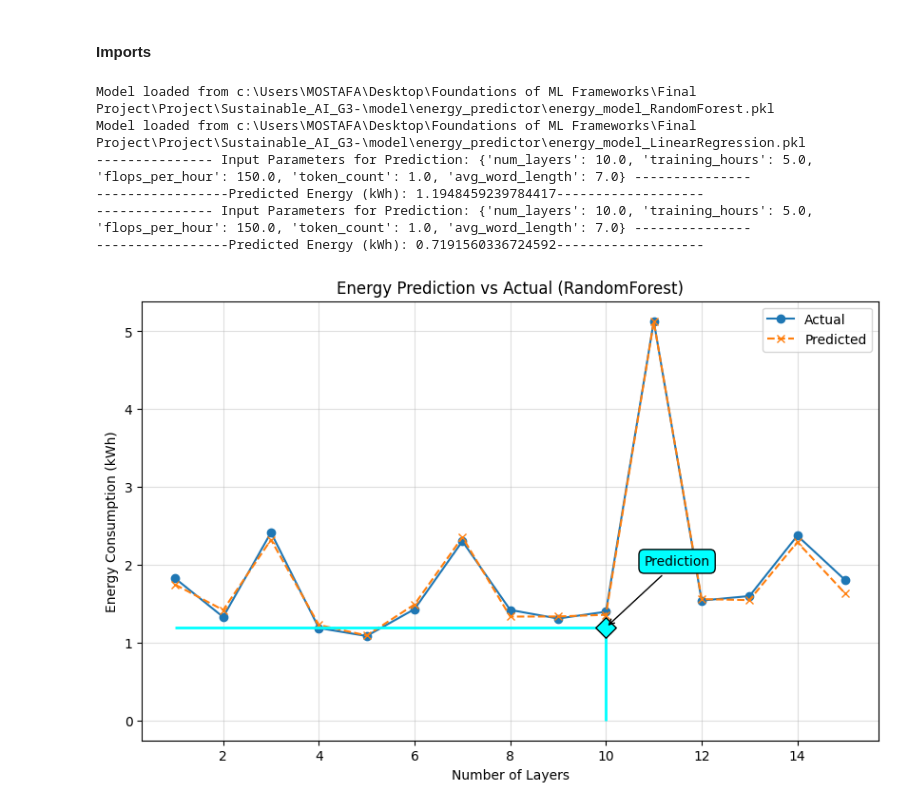
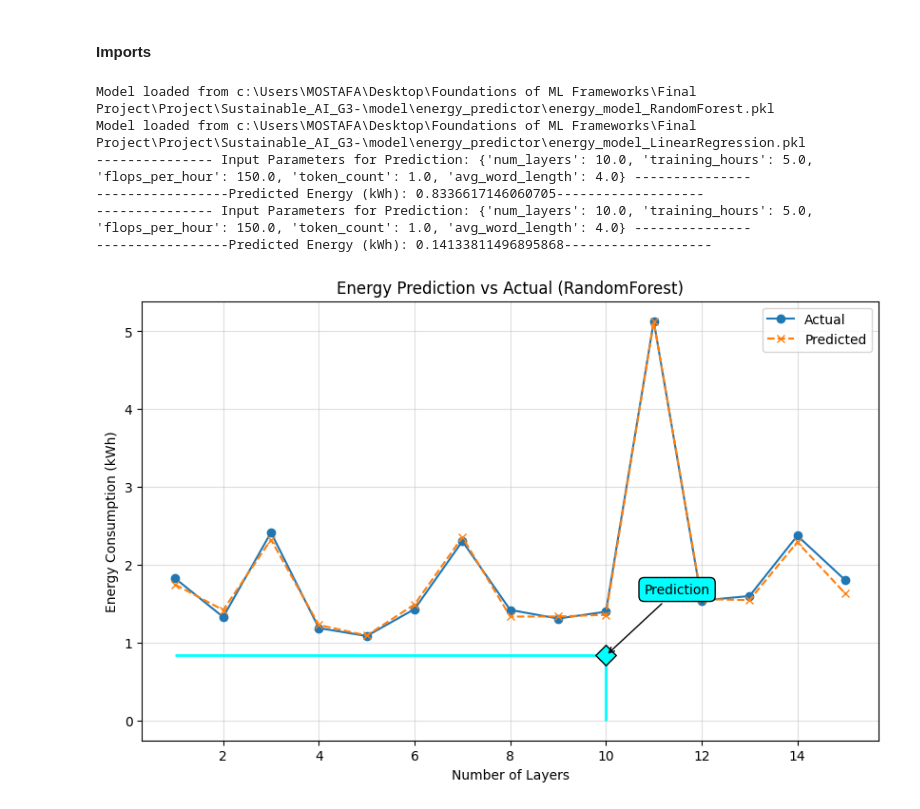
Before and after one commit to JariusBedward-8841640/Sustainable_AI_G3-, a Jupyter notebook: notebooks/traning_notebooks/Energy Prediction ML.ipynb, the cells around one changed output. Drawn from its saved outputs; the diff is of its cells as text; code cells hidden in the pictures.

```diff
--- a/notebooks/traning_notebooks/Energy Prediction ML.ipynb
+++ b/notebooks/traning_notebooks/Energy Prediction ML.ipynb
@@ -14,21 +14,21 @@ from src.prediction.estimator import EnergyEstimator
 # %%
 
 estimator_random_forest = EnergyEstimator(model_type="RandomForest")
 estimator_linear_regression = EnergyEstimator(model_type="LinearRegression")
 
-results_random_forest = estimator_random_forest.estimate("sssssss", 10, 5, 1.5e18)
-results_linear_regression = estimator_linear_regression.estimate("sssssss", 10, 5, 1.5e18)
+results_random_forest = estimator_random_forest.estimate("ssss", 10, 5, 1.5e18)
+results_linear_regression = estimator_linear_regression.estimate("ssss", 10, 5, 1.5e18)
 
 fig = estimator_random_forest.get_training_plot(10)
 fig.show()
 # %% [output]
 Model loaded from c:\Users\MOSTAFA\Desktop\Foundations of ML Frameworks\Final Project\Project\Sustainable_AI_G3-\model\energy_predictor\energy_model_RandomForest.pkl
 Model loaded from c:\Users\MOSTAFA\Desktop\Foundations of ML Frameworks\Final Project\Project\Sustainable_AI_G3-\model\energy_predictor\energy_model_LinearRegression.pkl
---------------- Input Parameters for Prediction: {'num_layers': 10.0, 'training_hours': 5.0, 'flops_per_hour': 150.0, 'token_count': 1.0, 'avg_word_length': 7.0} ---------------
------------------Predicted Energy (kWh): 1.1948459239784417-------------------
---------------- Input Parameters for Prediction: {'num_layers': 10.0, 'training_hours': 5.0, 'flops_per_hour': 150.0, 'token_count': 1.0, 'avg_word_length': 7.0} ---------------
------------------Predicted Energy (kWh): 0.7191560336724592-------------------
+--------------- Input Parameters for Prediction: {'num_layers': 10.0, 'training_hours': 5.0, 'flops_per_hour': 150.0, 'token_count': 1.0, 'avg_word_length': 4.0} ---------------
+-----------------Predicted Energy (kWh): 0.8336617146060705-------------------
+--------------- Input Parameters for Prediction: {'num_layers': 10.0, 'training_hours': 5.0, 'flops_per_hour': 150.0, 'token_count': 1.0, 'avg_word_length': 4.0} ---------------
+-----------------Predicted Energy (kWh): 0.14133811496895868-------------------
-[figure, old version]
+[figure, new version]
 # %%
 fig = estimator_linear_regression.get_training_plot(10)
 fig.show()
```
Also changed, not shown: parts of 1 cell of this notebook, 3 other files.
